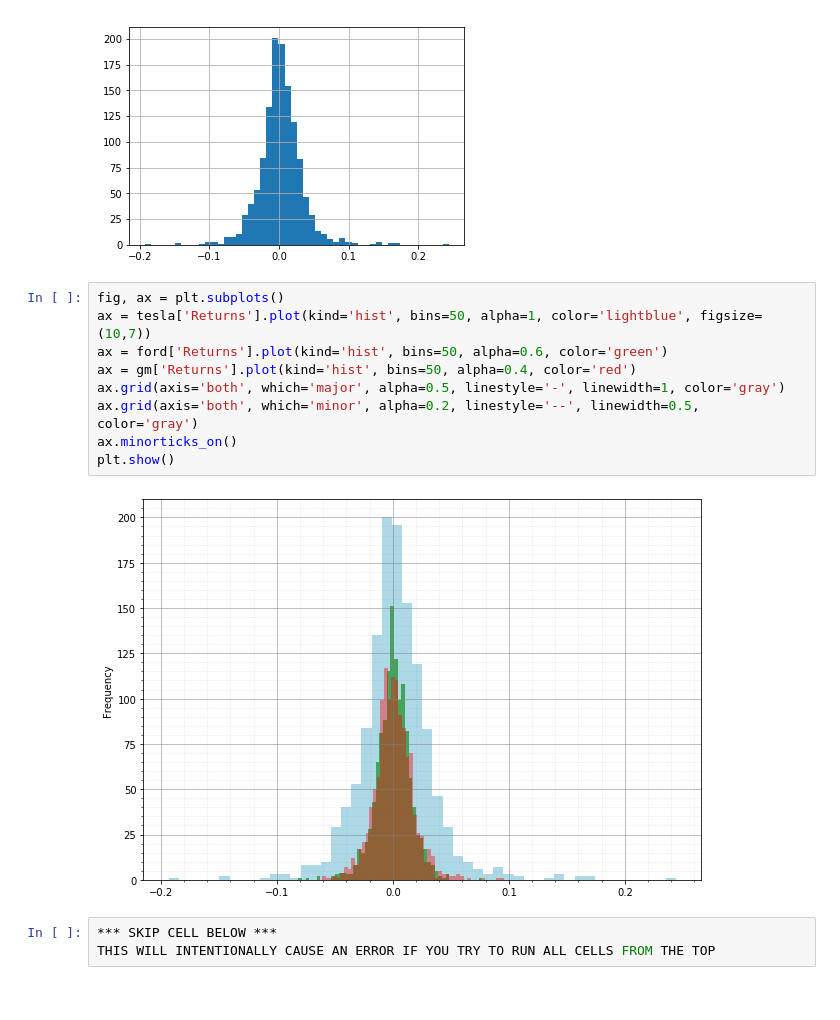
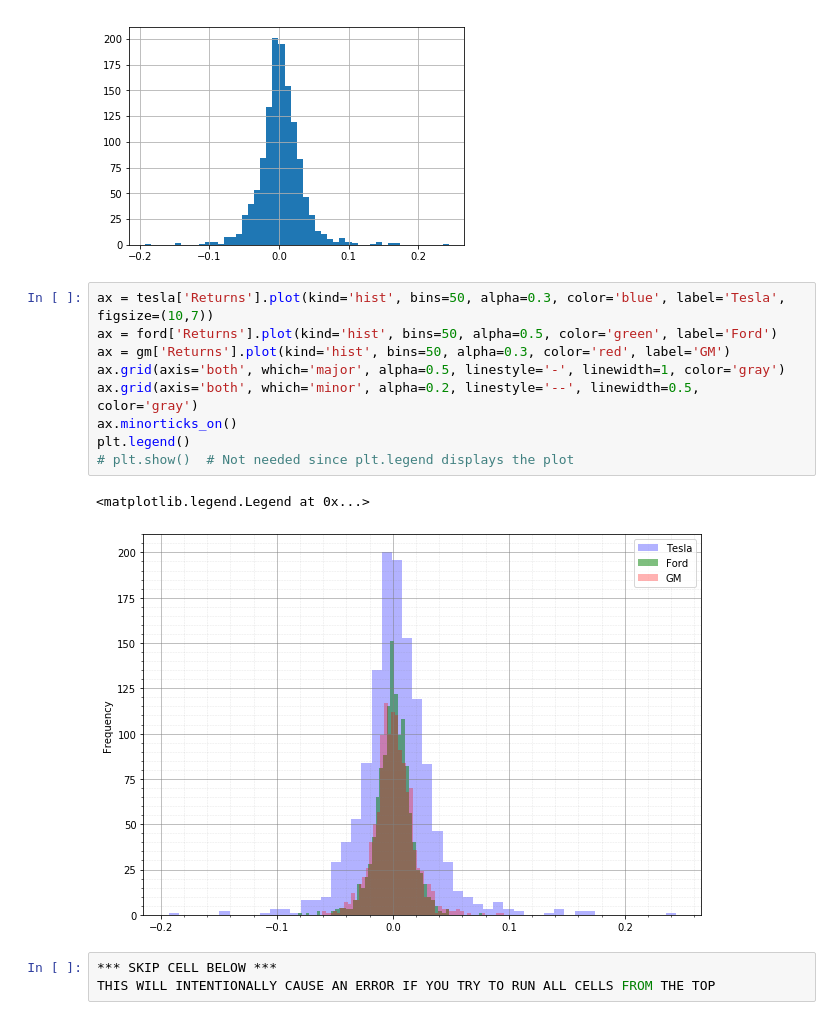
Before and after one commit to BrianLDev/Python_For_Finance, a Jupyter notebook: 07-Stock-Market-Analysis-Capstone-Project/Stock Market Analysis Project-BL.ipynb, the cells around one changed output. Cells and saved outputs as stored; diff of their text form.

```diff
--- a/07-Stock-Market-Analysis-Capstone-Project/Stock Market Analysis Project-BL.ipynb
+++ b/07-Stock-Market-Analysis-Capstone-Project/Stock Market Analysis Project-BL.ipynb
@@ -555,16 +558,17 @@ THIS WILL INTENTIONALLY CAUSE AN ERROR IF YOU TRY TO RUN ALL CELLS FROM THE TOP
 <matplotlib.axes._subplots.AxesSubplot at 0x...>
 [figure]
 # %%
-fig, ax = plt.subplots()
-ax = tesla['Returns'].plot(kind='hist', bins=50, alpha=1, color='lightblue', figsize=(10,7))
-ax = ford['Returns'].plot(kind='hist', bins=50, alpha=0.6, color='green')
-ax = gm['Returns'].plot(kind='hist', bins=50, alpha=0.4, color='red')
+ax = tesla['Returns'].plot(kind='hist', bins=50, alpha=0.3, color='blue', label='Tesla', figsize=(10,7))
+ax = ford['Returns'].plot(kind='hist', bins=50, alpha=0.5, color='green', label='Ford')
+ax = gm['Returns'].plot(kind='hist', bins=50, alpha=0.3, color='red', label='GM')
 ax.grid(axis='both', which='major', alpha=0.5, linestyle='-', linewidth=1, color='gray')
 ax.grid(axis='both', which='minor', alpha=0.2, linestyle='--', linewidth=0.5, color='gray')
 ax.minorticks_on()
-plt.show()
+plt.legend()
+# plt.show()  # Not needed since plt.legend displays the plot
 # %% [output]
+<matplotlib.legend.Legend at 0x...>
-[figure, old version]
+[figure, new version]
 # %%
 *** SKIP CELL BELOW ***
 THIS WILL INTENTIONALLY CAUSE AN ERROR IF YOU TRY TO RUN ALL CELLS FROM THE TOP
```
Also changed, not shown: parts of 11 cells of this notebook, 2 other files.
